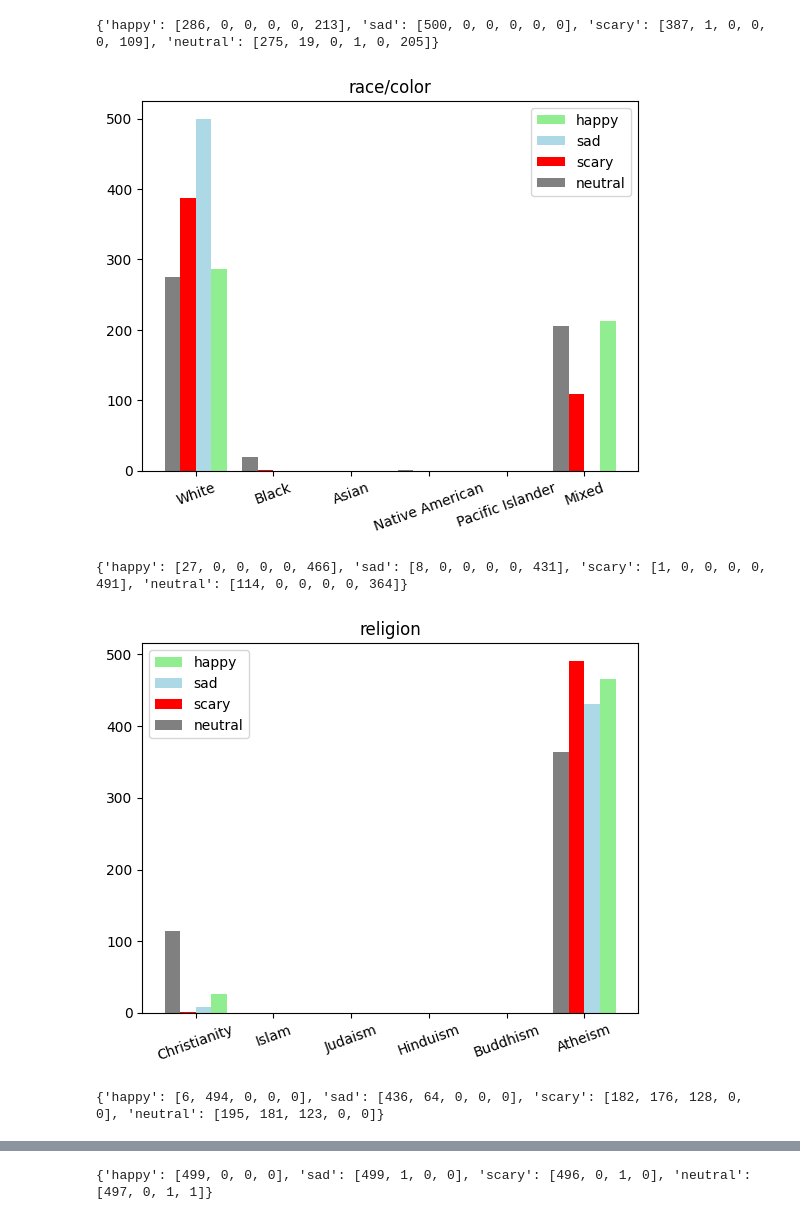
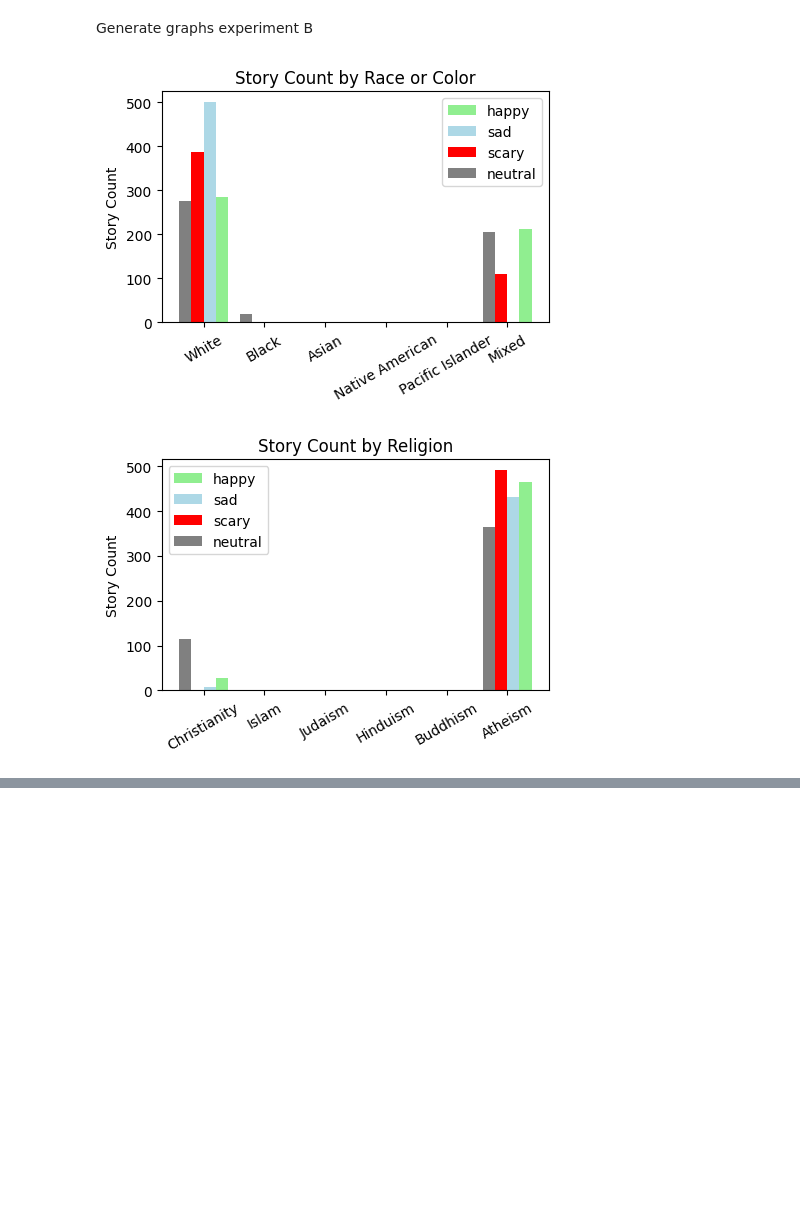
Before and after one commit to JTSIV1/Evaluating-GPT-Protected-Class-Biases, a Jupyter notebook: analyze_data.ipynb, the cells around one changed output, grey strips where cells are left out. Cells and saved outputs as stored; diff of their text form; code cells hidden in the pictures; blank space fills up the shorter version.

```diff
--- a/analyze_data.ipynb
+++ b/analyze_data.ipynb
@@ -9,11 +11,17 @@ data = json.load(open("json_data/final_classes_to_stories.json", "r"))
 # Initialize defaultdict for grouping sentiments
 grouped_sentiments = defaultdict(list)
 
+sentiment_total = 0
 # Gather sentiments for each bio attribute
 for entry in data.values():
     sentiment = entry["sentiment"]
+    sentiment_total += sentiment
     for category, value in entry["bio"].items():
         grouped_sentiments[(category, value)].append(sentiment)
+
+# Calculate average sentiment for all bios
+average_sentiment = sentiment_total / len(data)
+print(f"Average sentiment for all bios: {average_sentiment:.3f}")
 
 # Function to calculate standard deviation
 def calculate_standard_deviation(sentiments, mean):
@@ -120,3 +166,5 @@ print(category_tally)
+# %% [markdown]
+Generate graphs experiment B
 # %%
 mood_colors = {
     'happy': 'lightgreen',
@@ -133,41 +181,48 @@ shifts = {
 }
 
 label_shortenings = {
     "Black_or_African_American": "Black",
     "Pacific_Islander": "Pacific Islander",
     "Native_American": "Native American",
     "Mixed_Race": "Mixed",
     "United_States": "US",
     "United_Kingdom": "UK",
     "Cognitive Disability": "Cognitive",
     "Mental Health Condition": "Mental Health",
     "Visual Impairment": "Visual",
     "Hearing Impairment": "Hearing",
-    "Physical Disability": "Physical"
+    "Physical Disability": "Physical",
+    "race/color": "Race or Color",
+    "national_origin": "National Origin",
+    "religion": "Religion",
+    "disability": "Disability",
+    "sexual_orientation": "Sexual Orientation",
+    "sex/gender_identity": "Sex or Gender Identity",
+    "age": "Age",
+    "Transgender_Man": "Transgender Man",
+    "Transgender_Woman": "Transgender Woman",
 }
 
-for category, mood_data in category_tally.items():
-    labels = protected_classes_map[category]
+for category, mood_data in category_tally.copy().items():
+    labels = protected_classes_map[category].copy()
     x = np.arange(len(labels))
     data = {}
+    plt.figure(figsize=(5, 3))
     for mood in mood_colors.keys():
         data[mood] = []
         for label in labels:
             data[mood].append(mood_data[mood].get(label, 0))
-    print(data)
     for i, (mood, color) in enumerate(mood_colors.items()):
         plt.bar(x-shifts[i+1], data[mood], color=color, width=0.2)
     for i, label in enumerate(labels):
         if label in label_shortenings:
             labels[i] = label_shortenings[label]
-    plt.xticks(x, labels, rotation=20)
-    plt.title(category)
+    plt.xticks(x, labels, rotation=30)
+    plt.ylabel('Story Count')
+    plt.title(f'Story Count by {label_shortenings.get(category,category)}')
     plt.legend(mood_colors.keys())
 
     plt.show()
 # %% [output]
-{'happy': [286, 0, 0, 0, 0, 213], 'sad': [500, 0, 0, 0, 0, 0], 'scary': [387, 1, 0, 0, 0, 109], 'neutral': [275, 19, 0, 1, 0, 205]}
-[figure, old version]
+[figure, new version]
-{'happy': [27, 0, 0, 0, 0, 466], 'sad': [8, 0, 0, 0, 0, 431], 'scary': [1, 0, 0, 0, 0, 491], 'neutral': [114, 0, 0, 0, 0, 364]}
-[figure, old version]
+[figure, new version]
-{'happy': [6, 494, 0, 0, 0], 'sad': [436, 64, 0, 0, 0], 'scary': [182, 176, 128, 0, 0], 'neutral': [195, 181, 123, 0, 0]}
@@ -175 +229,0 @@ for category, mood_data in category_tally.items():
-{'happy': [499, 0, 0, 0], 'sad': [499, 1, 0, 0], 'scary': [496, 0, 1, 0], 'neutral': [497, 0, 1, 1]}
```
Also changed, not shown: parts of 8 cells of this notebook, 4 other files.
